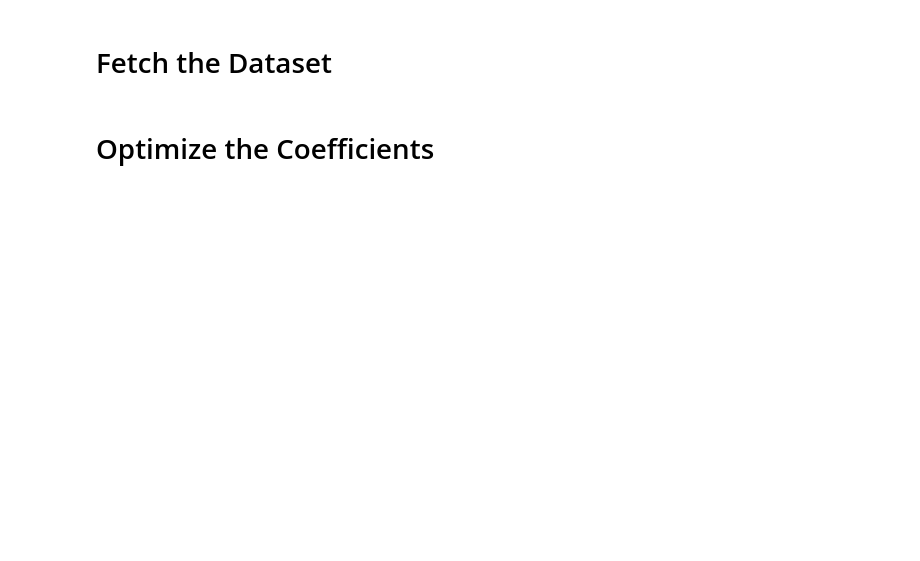
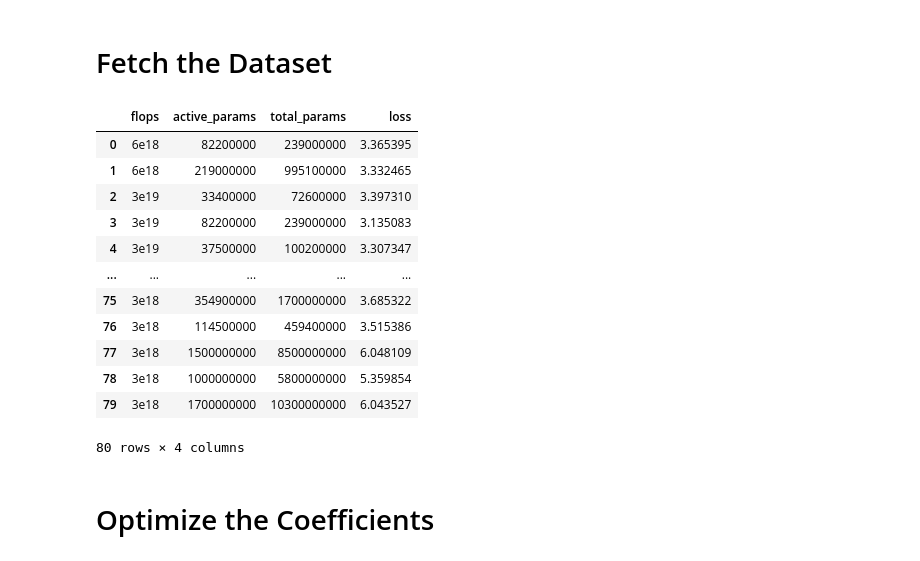
Before and after one commit to cmu-flame/FLAME-MoE, a Jupyter notebook: analysis/find_scaling_law.ipynb, the cells around one changed output. Drawn from its saved outputs; the diff is of its cells as text; code cells hidden in the pictures; blank space fills up the shorter version.

```diff
--- a/analysis/find_scaling_law.ipynb
+++ b/analysis/find_scaling_law.ipynb
@@ -3,32 +3,46 @@
 # %%
 import wandb
 import pandas as pd
 
 def parse_count(s: str) -> int:
     s = s.strip().upper()
     if s.endswith("B"):
         return int(float(s[:-1]) * 1_000_000_000)
     elif s.endswith("M"):
         return int(float(s[:-1]) * 1_000_000)
     elif s.endswith("K"):
         return int(float(s[:-1]) * 1_000)
     return int(float(s))
 
 api, data = wandb.Api(), []
 frontier = pd.read_csv("https://docs.google.com/spreadsheets/d/1sIr9HRwYbUXKzlskUTMorMa2A_cAzDwE0eUJnk-W1dQ/export?format=csv&gid=1059339506")
 
 for run in api.runs("haok/flame-moe", {"group": {"$regex": "ablation"}}):
     if run.state != "finished": continue
     flops = run.group.split("-").pop()
     loss = run.summary["lm loss validation"]
     num_layers, hidden_size = run.config["num_layers"], run.config["hidden_size"]
     selected = frontier[(frontier["num_layers"] == num_layers) & (frontier["hidden_size"] == hidden_size)]
     active_params, total_params = selected.iloc[0]["active_params"], selected.iloc[0]["total_params"]
     active_params, total_params = parse_count(active_params), parse_count(total_params)
     data.append((flops, active_params, total_params, loss))
 
 df = pd.DataFrame(data, columns=["flops", "active_params", "total_params", "loss"])
-df
+display(df)
+# %% [output]
+|  | flops | active_params | total_params | loss |
+| 0 | 6e18 | 82200000 | 239000000 | 3.365395 |
+| 1 | 6e18 | 219000000 | 995100000 | 3.332465 |
+| 2 | 3e19 | 33400000 | 72600000 | 3.397310 |
+| 3 | 3e19 | 82200000 | 239000000 | 3.135083 |
+| 4 | 3e19 | 37500000 | 100200000 | 3.307347 |
+| ... | ... | ... | ... | ... |
+| 75 | 3e18 | 354900000 | 1700000000 | 3.685322 |
+| 76 | 3e18 | 114500000 | 459400000 | 3.515386 |
+| 77 | 3e18 | 1500000000 | 8500000000 | 6.048109 |
+| 78 | 3e18 | 1000000000 | 5800000000 | 5.359854 |
+| 79 | 3e18 | 1700000000 | 10300000000 | 6.043527 |
+80 rows × 4 columns
 # %% [markdown]
 # Optimize the Coefficients
 # %%
```
Also changed, not shown: parts of 2 cells of this notebook.
